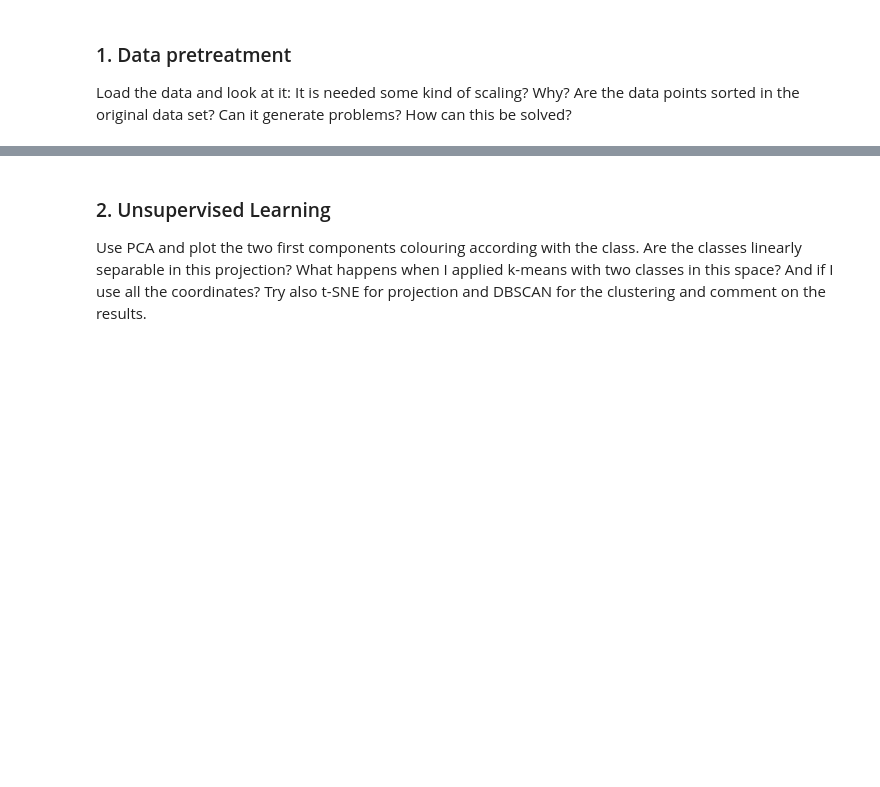
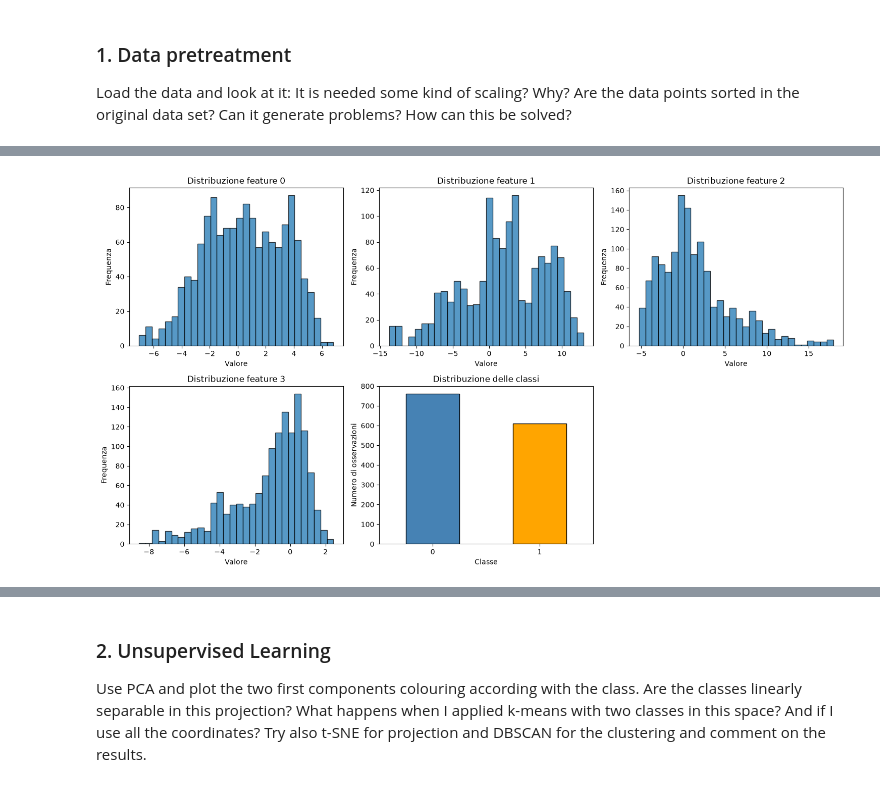
Before and after one commit to NicXVII/Intro_to_ML_26-27, a Jupyter notebook: Challenges/challenge_one.ipynb, the cells around one changed output, grey strips where cells are left out. Cells and saved outputs as stored; diff of their text form; code cells hidden in the pictures; blank space fills up the shorter version.

```diff
--- a/Challenges/challenge_one.ipynb
+++ b/Challenges/challenge_one.ipynb
@@ -81,0 +89,24 @@ print(X.skew().round(3))
+# %%
+fig, axes = plt.subplots(2, 3, figsize=(15, 8))
+
+# Distribuzione delle quattro variabili numeriche
+for i, col in enumerate(df.columns[:4]):
+    axes.flat[i].hist(df[col], bins=30, edgecolor="black", alpha=0.75)
+    axes.flat[i].set_title(f"Distribuzione feature {col}")
+    axes.flat[i].set_xlabel("Valore")
+    axes.flat[i].set_ylabel("Frequenza")
+
+# Distribuzione delle classi
+df[4].value_counts().sort_index().plot(
+    kind="bar", ax=axes.flat[4], color=["steelblue", "orange"], edgecolor="black"
+)
+axes.flat[4].set_title("Distribuzione delle classi")
+axes.flat[4].set_xlabel("Classe")
+axes.flat[4].set_ylabel("Numero di osservazioni")
+axes.flat[4].tick_params(axis="x", rotation=0)
+
+axes.flat[5].axis("off")
+plt.tight_layout()
+plt.show()
+# %% [output]
+[figure, added]
```
Also changed, not shown: parts of 10 cells of this notebook.
